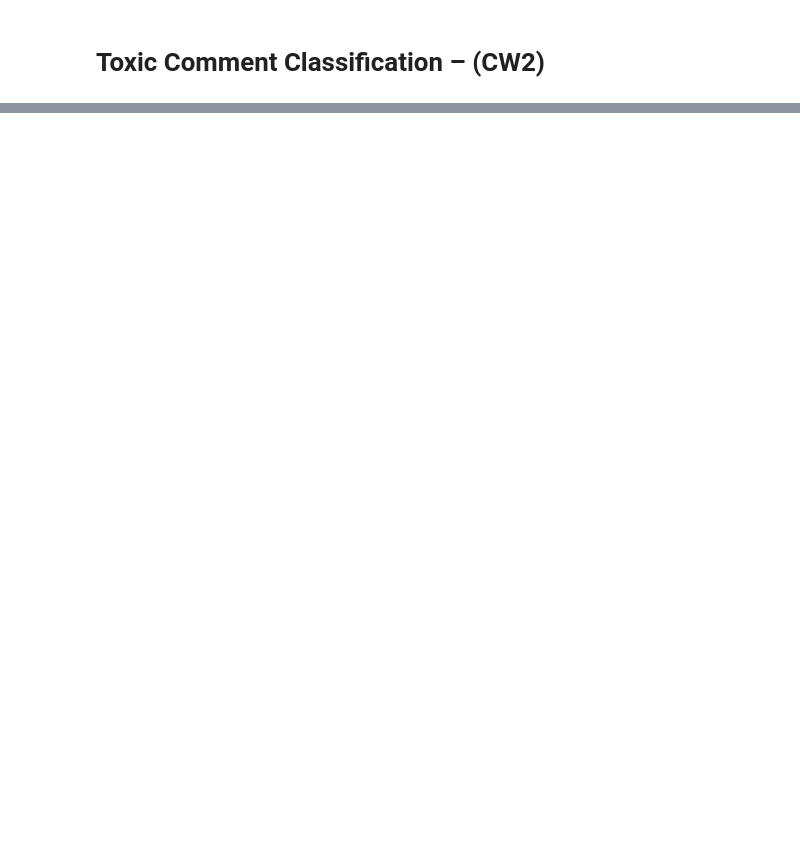
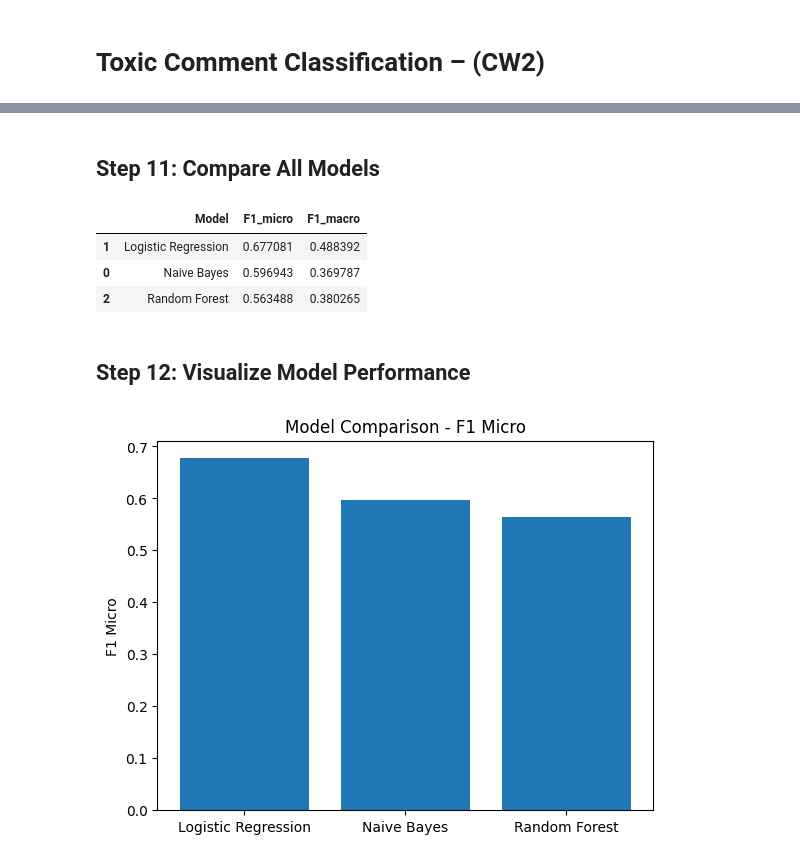
Before and after one commit to sanjelprashid/toxic-comment-classification-AI, a Jupyter notebook: notebooks/toxic_comment_model.ipynb, the cells around one changed output, grey strips where cells are left out. Drawn from its saved outputs; the diff is of its cells as text; code cells hidden in the pictures; blank space fills up the shorter version.

```diff
--- a/notebooks/toxic_comment_model.ipynb
+++ b/notebooks/toxic_comment_model.ipynb
@@ -221,0 +217,9 @@ Thresholds saved
+# %%
+#Build & train LR
+
+lr_pipeline = Pipeline([
+    ("tfidf", TfidfVectorizer(**tfidf_params)),
+    ("clf", OneVsRestClassifier(LogisticRegression(max_iter=2000)))
+])
+
+lr_pipeline.fit(X_train, y_train)
@@ -221,0 +232,9 @@ Thresholds saved
+# %%
+#Evaluate LR
+
+lr_pred = lr_pipeline.predict(X_test)
+
+lr_f1_micro = f1_score(y_test, lr_pred, average="micro")
+lr_f1_macro = f1_score(y_test, lr_pred, average="macro")
+
+lr_f1_micro, lr_f1_macro
@@ -221,0 +294,9 @@ Thresholds saved
+# %%
+#Evaluate RF
+
+rf_pred = rf_pipeline.predict(X_test)
+
+rf_f1_micro = f1_score(y_test, rf_pred, average="micro")
+rf_f1_macro = f1_score(y_test, rf_pred, average="macro")
+
+rf_f1_micro, rf_f1_macro
@@ -221,0 +323,29 @@ Thresholds saved
+# %% [markdown]
+## Step 11: Compare All Models
+# %%
+#Comparison table
+
+results_df = pd.DataFrame([
+    {"Model": "Naive Bayes", "F1_micro": nb_f1_micro, "F1_macro": nb_f1_macro},
+    {"Model": "Logistic Regression", "F1_micro": lr_f1_micro, "F1_macro": lr_f1_macro},
+    {"Model": "Random Forest", "F1_micro": rf_f1_micro, "F1_macro": rf_f1_macro},
+]).sort_values("F1_micro", ascending=False)
+
+results_df
+# %% [output]
+|  | Model | F1_micro | F1_macro |
+| 1 | Logistic Regression | 0.677081 | 0.488392 |
+| 0 | Naive Bayes | 0.596943 | 0.369787 |
+| 2 | Random Forest | 0.563488 | 0.380265 |
+# %% [markdown]
+## Step 12: Visualize Model Performance
+# %%
+#F1 Micro bar chart
+
+plt.figure()
+plt.bar(results_df["Model"], results_df["F1_micro"])
+plt.title("Model Comparison - F1 Micro")
+plt.ylabel("F1 Micro")
+plt.show()
+# %% [output]
+[figure, added]
```
Also changed, not shown: parts of 60 cells of this notebook, 6 other files.
